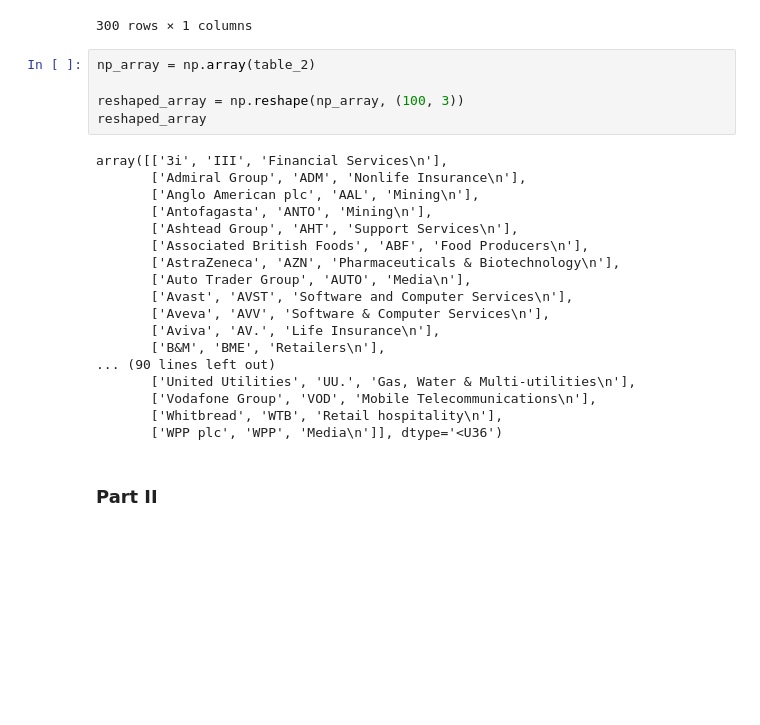
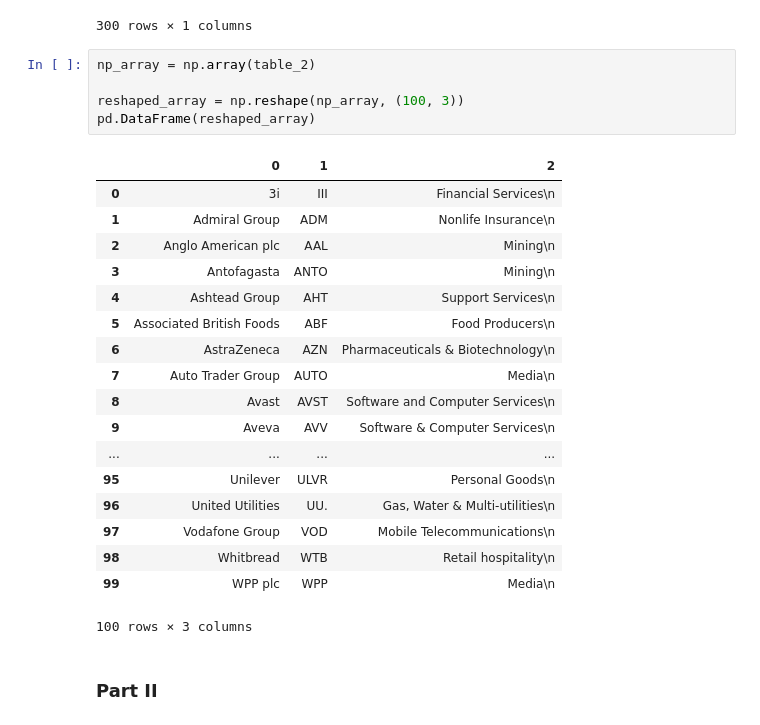
Before and after one commit to HellerMichael/python_midterm, a Jupyter notebook: Untitled.ipynb, the cells around one changed output. Saved outputs shown, nothing was run; the diff lists cells and outputs as text; blank space fills up the shorter version.

```diff
--- a/Untitled.ipynb
+++ b/Untitled.ipynb
@@ -138,26 +138,27 @@ pd.DataFrame(table_2)
 # %%
 np_array = np.array(table_2)
 
 reshaped_array = np.reshape(np_array, (100, 3))
-reshaped_array
+pd.DataFrame(reshaped_array)
 # %% [output]
+|  | 0 | 1 | 2 |
+| 0 | 3i | III | Financial Services\n |
+| 1 | Admiral Group | ADM | Nonlife Insurance\n |
+| 2 | Anglo American plc | AAL | Mining\n |
+| 3 | Antofagasta | ANTO | Mining\n |
+| 4 | Ashtead Group | AHT | Support Services\n |
+| 5 | Associated British Foods | ABF | Food Producers\n |
+| 6 | AstraZeneca | AZN | Pharmaceuticals & Biotechnology\n |
+| 7 | Auto Trader Group | AUTO | Media\n |
+| 8 | Avast | AVST | Software and Computer Services\n |
+| 9 | Aveva | AVV | Software & Computer Services\n |
+| ... | ... | ... | ... |
+| 95 | Unilever | ULVR | Personal Goods\n |
+| 96 | United Utilities | UU. | Gas, Water & Multi-utilities\n |
+| 97 | Vodafone Group | VOD | Mobile Telecommunications\n |
+| 98 | Whitbread | WTB | Retail hospitality\n |
+| 99 | WPP plc | WPP | Media\n |
-array([['3i', 'III', 'Financial Services\n'],
-       ['Admiral Group', 'ADM', 'Nonlife Insurance\n'],
-       ['Anglo American plc', 'AAL', 'Mining\n'],
-       ['Antofagasta', 'ANTO', 'Mining\n'],
-       ['Ashtead Group', 'AHT', 'Support Services\n'],
-       ['Associated British Foods', 'ABF', 'Food Producers\n'],
-       ['AstraZeneca', 'AZN', 'Pharmaceuticals & Biotechnology\n'],
-       ['Auto Trader Group', 'AUTO', 'Media\n'],
-       ['Avast', 'AVST', 'Software and Computer Services\n'],
-       ['Aveva', 'AVV', 'Software & Computer Services\n'],
-       ['Aviva', 'AV.', 'Life Insurance\n'],
-       ['B&M', 'BME', 'Retailers\n'],
-... (90 lines left out)
-       ['United Utilities', 'UU.', 'Gas, Water & Multi-utilities\n'],
-       ['Vodafone Group', 'VOD', 'Mobile Telecommunications\n'],
-       ['Whitbread', 'WTB', 'Retail hospitality\n'],
-       ['WPP plc', 'WPP', 'Media\n']], dtype='<U36')
+100 rows × 3 columns
 # %% [markdown]
 
 ### Part II
```
